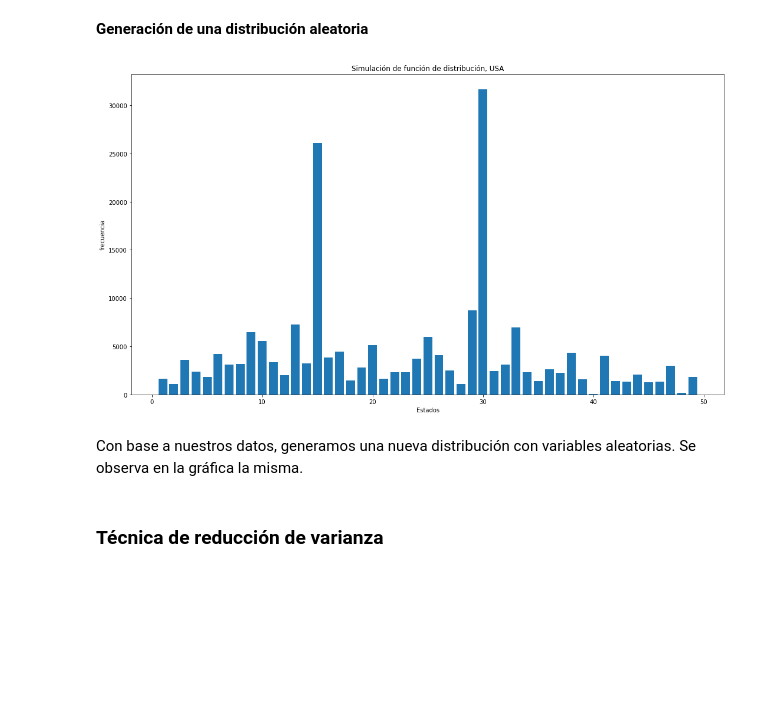
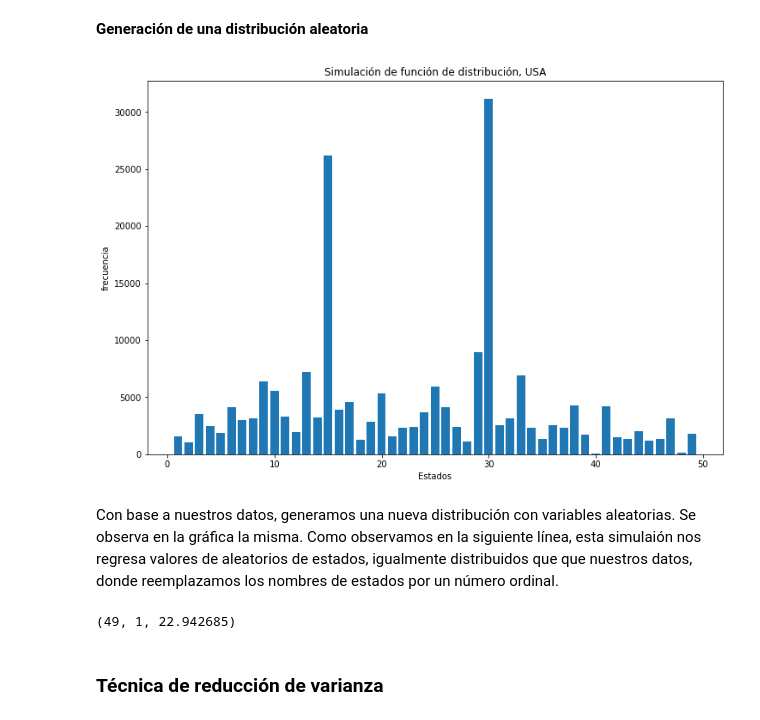
Before and after one commit to leonardoaceves/ProyectoSPF_JLACEVES_AMAGUILERA, a Jupyter notebook: ProyectoModulo1_AcevesJ_AguileraA.ipynb, the cells around one changed output. Drawn from its saved outputs; the diff is of its cells as text; code cells hidden in the pictures; blank space fills up the shorter version.

```diff
--- a/ProyectoModulo1_AcevesJ_AguileraA.ipynb
+++ b/ProyectoModulo1_AcevesJ_AguileraA.ipynb
@@ -278,16 +278,20 @@ Se obtuvo la probabilidad de cada estado, así como su probabilidad acumulada y
 # %%
 #Generación de distribución aleatoria
 distri_diss = distri_dis(state_acum['Cumulative'].values, state.index, 200000) #ES IGUAL A M1
-plt.figure(figsize=(18,10))
+plt.figure(figsize=(12,8))
 plt.bar(state.index, distri_diss.value_counts(sort = False))
 plt.title('Simulación de función de distribución, USA')
 plt.ylabel('frecuencia')
 plt.xlabel('Estados')
 plt.show()
 # %% [output]
-[figure, old version]
+[figure, new version]
 # %% [markdown]
-Con base a nuestros datos, generamos una nueva distribución con variables aleatorias. Se observa en la gráfica la misma.
+Con base a nuestros datos, generamos una nueva distribución con variables aleatorias. Se observa en la gráfica la misma. Como observamos en la siguiente línea, esta simulaión nos regresa valores de aleatorios de estados, igualmente distribuidos que que nuestros datos, donde reemplazamos los nombres de estados por un número ordinal.
+# %%
+distri_diss.max(), distri_diss.min(), distri_diss.mean()
+# %% [output]
+(49, 1, 22.942685)
 # %% [markdown]
 ### Técnica de reducción de varianza
 # %%
```
Also changed, not shown: parts of 39 cells of this notebook.
